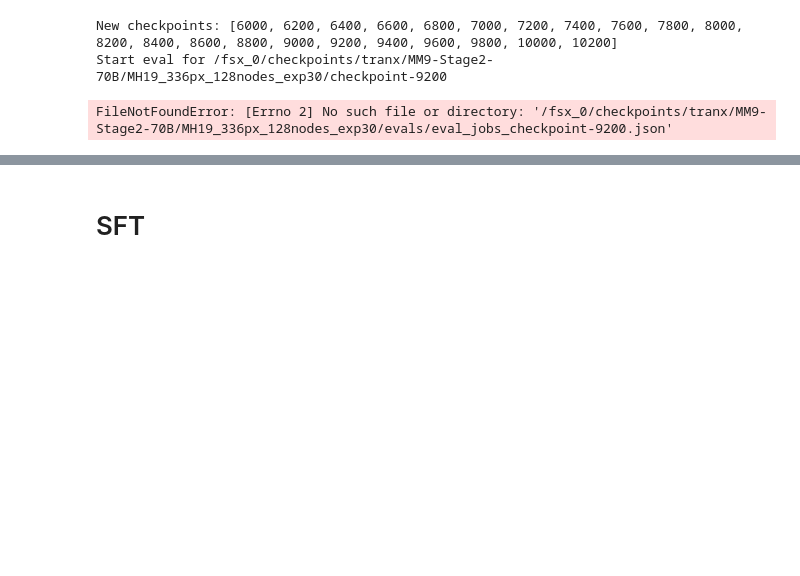
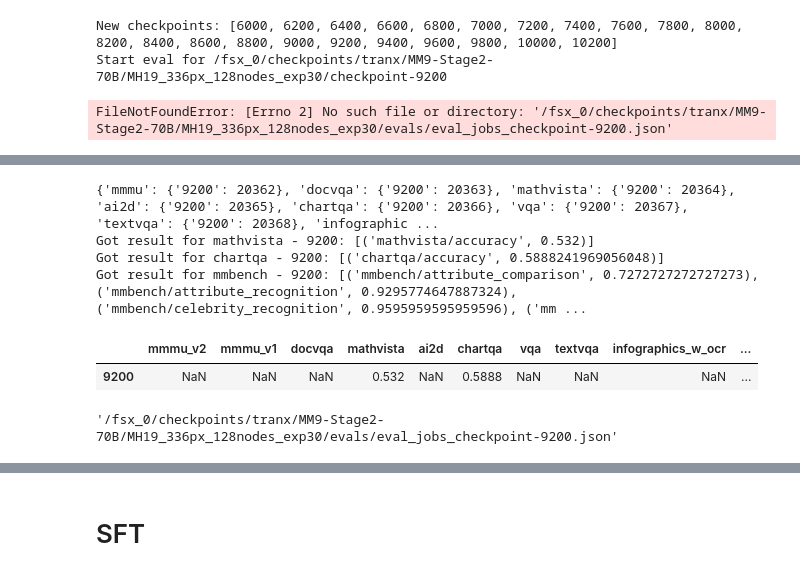
Before and after one commit to harrytranx/experiments, a Jupyter notebook: eval.ipynb, the cells around one changed output, grey strips where cells are left out. Cells and saved outputs as stored; diff of their text form; code cells hidden in the pictures; blank space fills up the shorter version.

```diff
--- a/eval.ipynb
+++ b/eval.ipynb
@@ -351,9 +351,14 @@ Got result for mmbench - 10000
 # Stage 2
 # %%
 EVAL_SBATCH = "/fsx_0/user/tranx/experiments/eval/sbash_eval.sh"
-ALIGNER_CODE_DIR="/fsx_0/user/tranx/eval_adel"
+# ALIGNER_CODE_DIR="/fsx_0/user/tranx/eval_adel"
+# EVAL_CONFIG_DIR=f"/fsx_0/user/tranx/eval_adel/llm_mm_aligner/experiments/aws_adel/eval"
+
+ALIGNER_CODE_DIR="/fsx_0/user/tranx/adel_prod"
+EVAL_CONFIG_DIR=f"/fsx_0/user/tranx/adel_prod/llm_mm_aligner/experiments/aws_adel/eval"
+
 # EVAL_CONFIG_DIR=f"/fsx_0/user/tranx/eval/llm_mm_aligner/experiments/aws_adel/eval"
-EVAL_CONFIG_DIR=f"/fsx_0/user/tranx/eval_adel/llm_mm_aligner/experiments/aws_adel/eval"
+
 # STAGE2_OUTPUT_DIR="/fsx_0/checkpoints/tranx/MM9-Stage2-70B"
 # %% [markdown]
 ## Exp 29
@@ -570,0 +580,14 @@ FileNotFoundError: [Errno 2] No such file or directory: '/fsx_0/checkpoints/tran
+# %%
+output_dir = "/fsx_0/checkpoints/tranx/MM9-Stage2-70B/MH19_336px_128nodes_exp30"
+c = 9200
+eval_helper.run_eval_plan(
+    eval_base_sbatch=EVAL_SBATCH,
+    aligner_parent_dir=ALIGNER_CODE_DIR,
+    eval_config_dir=EVAL_CONFIG_DIR,
+    checkpoint_dir=output_dir,
+    checkpoints=[c],
+    save_eval_jobs=eval_helper.get_eval_jobs_record(output_dir, c),
+    # benchmarks=["mmmu"],
+    rerun_if_exists=True,
+    print_cmd=True
+)
@@ -570,0 +606,16 @@ FileNotFoundError: [Errno 2] No such file or directory: '/fsx_0/checkpoints/tran
+# %%
+eval_helper.get_eval_scores(output_dir, c)
+# %% [output]
+{'mmmu': {'9200': 20362}, 'docvqa': {'9200': 20363}, 'mathvista': {'9200': 20364}, 'ai2d': {'9200': 20365}, 'chartqa': {'9200': 20366}, 'vqa': {'9200': 20367}, 'textvqa': {'9200': 20368}, 'infographic ...
+Got result for mathvista - 9200: [('mathvista/accuracy', 0.532)]
+Got result for chartqa - 9200: [('chartqa/accuracy', 0.5888241969056048)]
+Got result for mmbench - 9200: [('mmbench/attribute_comparison', 0.7272727272727273), ('mmbench/attribute_recognition', 0.9295774647887324), ('mmbench/celebrity_recognition', 0.9595959595959596), ('mm ...
+|  | mmmu_v2 | mmmu_v1 | docvqa | mathvista | ai2d | chartqa | vqa | textvqa | infographics_w_ocr | ... |
+| 9200 | NaN | NaN | NaN | 0.532 | NaN | 0.5888 | NaN | NaN | NaN | ... |
+# %%
+eval_helper.get_eval_jobs_record(
+    "/fsx_0/checkpoints/tranx/MM9-Stage2-70B/MH19_336px_128nodes_exp30",
+    9200
+)
+# %% [output]
+'/fsx_0/checkpoints/tranx/MM9-Stage2-70B/MH19_336px_128nodes_exp30/evals/eval_jobs_checkpoint-9200.json'
```
Also changed, not shown: parts of 12 cells of this notebook, 4 other files.
